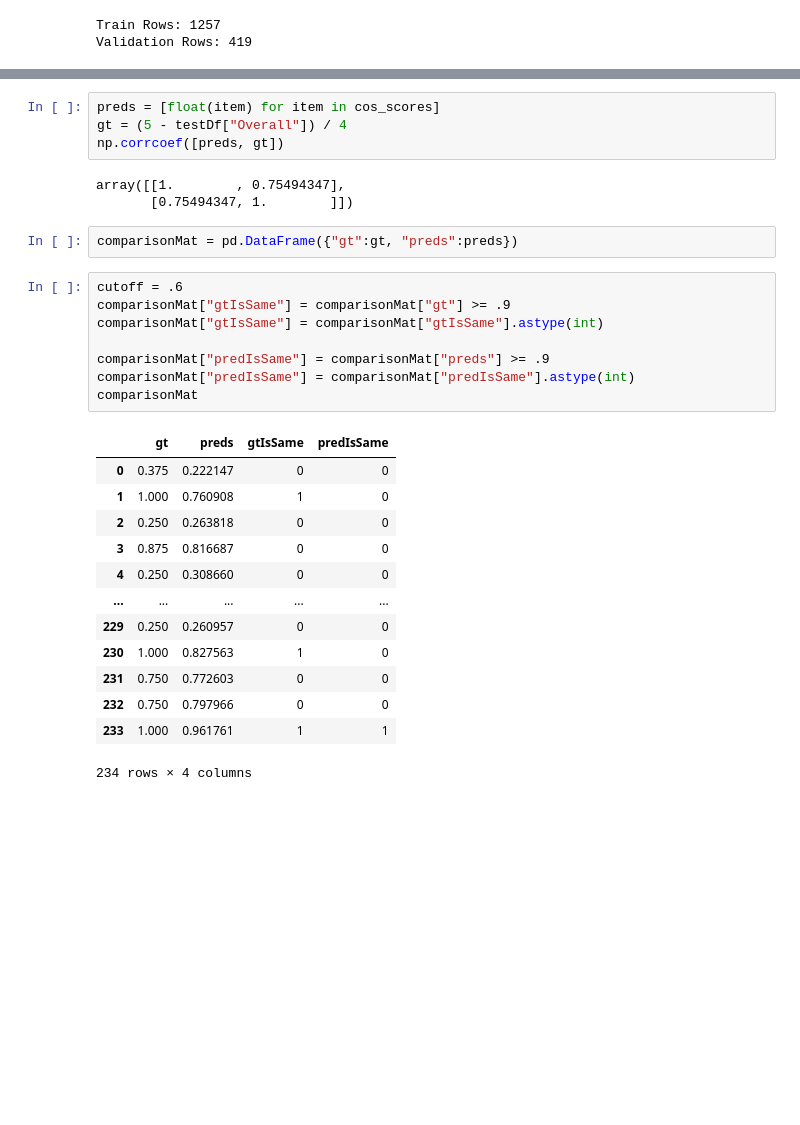
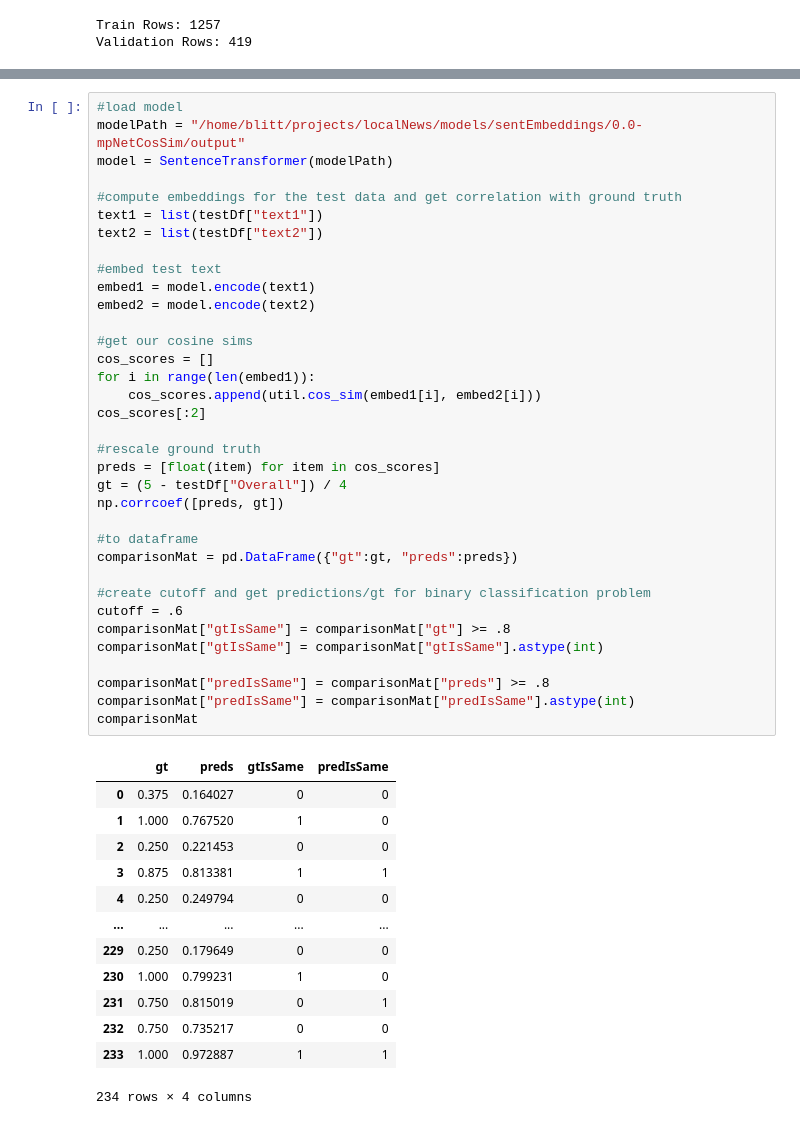
Before and after one commit to blitt2018/mediaStorms, a Jupyter notebook: notebooks/NER/1.1-bl-SBERTfromStockLibrary.ipynb, the cells around one changed output, grey strips where cells are left out. Drawn from its saved outputs; the diff is of its cells as text; blank space fills up the shorter version.

```diff
--- a/notebooks/NER/1.1-bl-SBERTfromStockLibrary.ipynb
+++ b/notebooks/NER/1.1-bl-SBERTfromStockLibrary.ipynb
@@ -223,34 +181,52 @@ cos_scores[:2]
-# %%
-preds = [float(item) for item in cos_scores]
-gt = (5 - testDf["Overall"]) / 4
-np.corrcoef([preds, gt])
-# %% [output]
-array([[1.        , 0.75494347],
-       [0.75494347, 1.        ]])
-# %%
-comparisonMat = pd.DataFrame({"gt":gt, "preds":preds})
-# %%
-cutoff = .6
-comparisonMat["gtIsSame"] = comparisonMat["gt"] >= .9
-comparisonMat["gtIsSame"] = comparisonMat["gtIsSame"].astype(int)
-
-comparisonMat["predIsSame"] = comparisonMat["preds"] >= .9
-comparisonMat["predIsSame"] = comparisonMat["predIsSame"].astype(int)
-comparisonMat
-# %% [output]
-|  | gt | preds | gtIsSame | predIsSame |
-| 0 | 0.375 | 0.222147 | 0 | 0 |
-| 1 | 1.000 | 0.760908 | 1 | 0 |
-| 2 | 0.250 | 0.263818 | 0 | 0 |
-| 3 | 0.875 | 0.816687 | 0 | 0 |
-| 4 | 0.250 | 0.308660 | 0 | 0 |
-| ... | ... | ... | ... | ... |
-| 229 | 0.250 | 0.260957 | 0 | 0 |
-| 230 | 1.000 | 0.827563 | 1 | 0 |
-| 231 | 0.750 | 0.772603 | 0 | 0 |
-| 232 | 0.750 | 0.797966 | 0 | 0 |
-| 233 | 1.000 | 0.961761 | 1 | 1 |
-234 rows × 4 columns
+# %%
+#load model
+modelPath = "/home/blitt/projects/localNews/models/sentEmbeddings/0.0-mpNetCosSim/output"
+model = SentenceTransformer(modelPath)
+
+#compute embeddings for the test data and get correlation with ground truth
+text1 = list(testDf["text1"])
+text2 = list(testDf["text2"])
+
+#embed test text
+embed1 = model.encode(text1)
+embed2 = model.encode(text2)
+
+#get our cosine sims
+cos_scores = []
+for i in range(len(embed1)):
+    cos_scores.append(util.cos_sim(embed1[i], embed2[i]))
+cos_scores[:2]
+
+#rescale ground truth
+preds = [float(item) for item in cos_scores]
+gt = (5 - testDf["Overall"]) / 4
+np.corrcoef([preds, gt])
+
+#to dataframe
+comparisonMat = pd.DataFrame({"gt":gt, "preds":preds})
+
+#create cutoff and get predictions/gt for binary classification problem
+cutoff = .6
+comparisonMat["gtIsSame"] = comparisonMat["gt"] >= .8
+comparisonMat["gtIsSame"] = comparisonMat["gtIsSame"].astype(int)
+
+comparisonMat["predIsSame"] = comparisonMat["preds"] >= .8
+comparisonMat["predIsSame"] = comparisonMat["predIsSame"].astype(int)
+comparisonMat
+# %% [output]
+|  | gt | preds | gtIsSame | predIsSame |
+| 0 | 0.375 | 0.164027 | 0 | 0 |
+| 1 | 1.000 | 0.767520 | 1 | 0 |
+| 2 | 0.250 | 0.221453 | 0 | 0 |
+| 3 | 0.875 | 0.813381 | 1 | 1 |
+| 4 | 0.250 | 0.249794 | 0 | 0 |
+| ... | ... | ... | ... | ... |
+| 229 | 0.250 | 0.179649 | 0 | 0 |
+| 230 | 1.000 | 0.799231 | 1 | 0 |
+| 231 | 0.750 | 0.815019 | 0 | 1 |
+| 232 | 0.750 | 0.735217 | 0 | 0 |
+| 233 | 1.000 | 0.972887 | 1 | 1 |
+234 rows × 4 columns
 # %%
 #compare ground truth on x axis to predictions on the y
 plt.scatter(comparisonMat["gt"], comparisonMat["preds"], alpha = .2)
```
Also changed, not shown: parts of 27 cells of this notebook, 4 other files.
